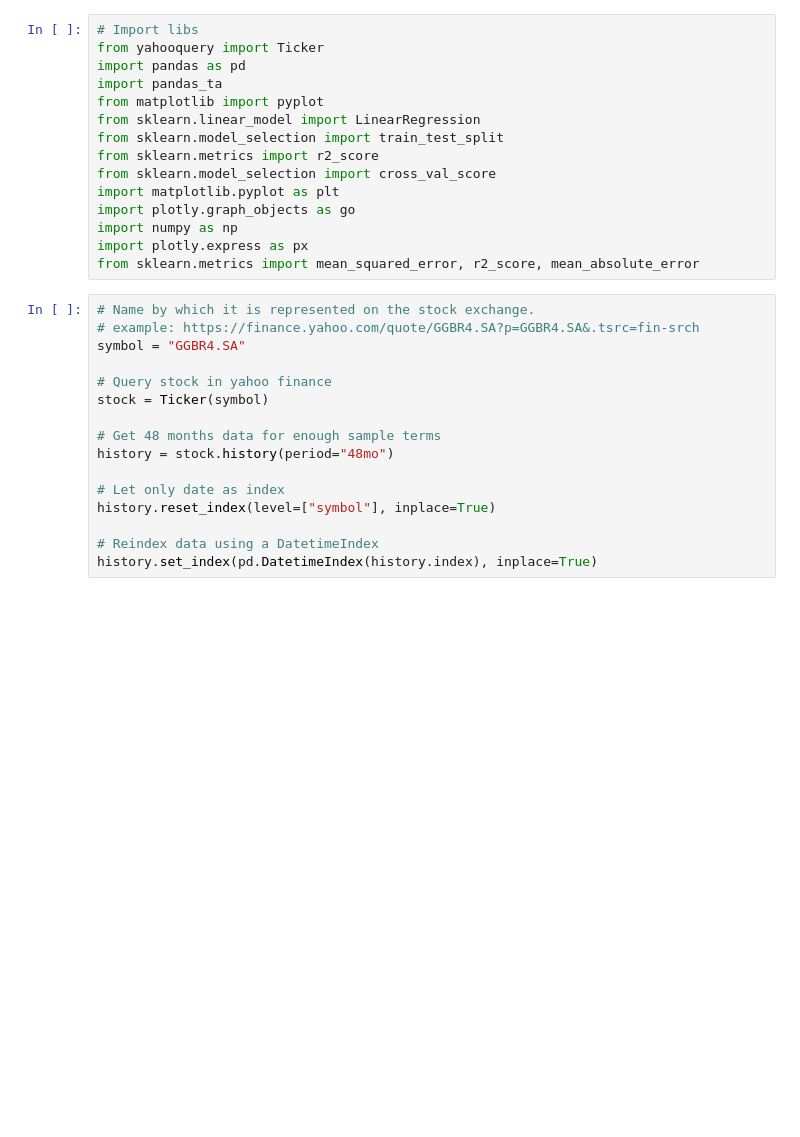
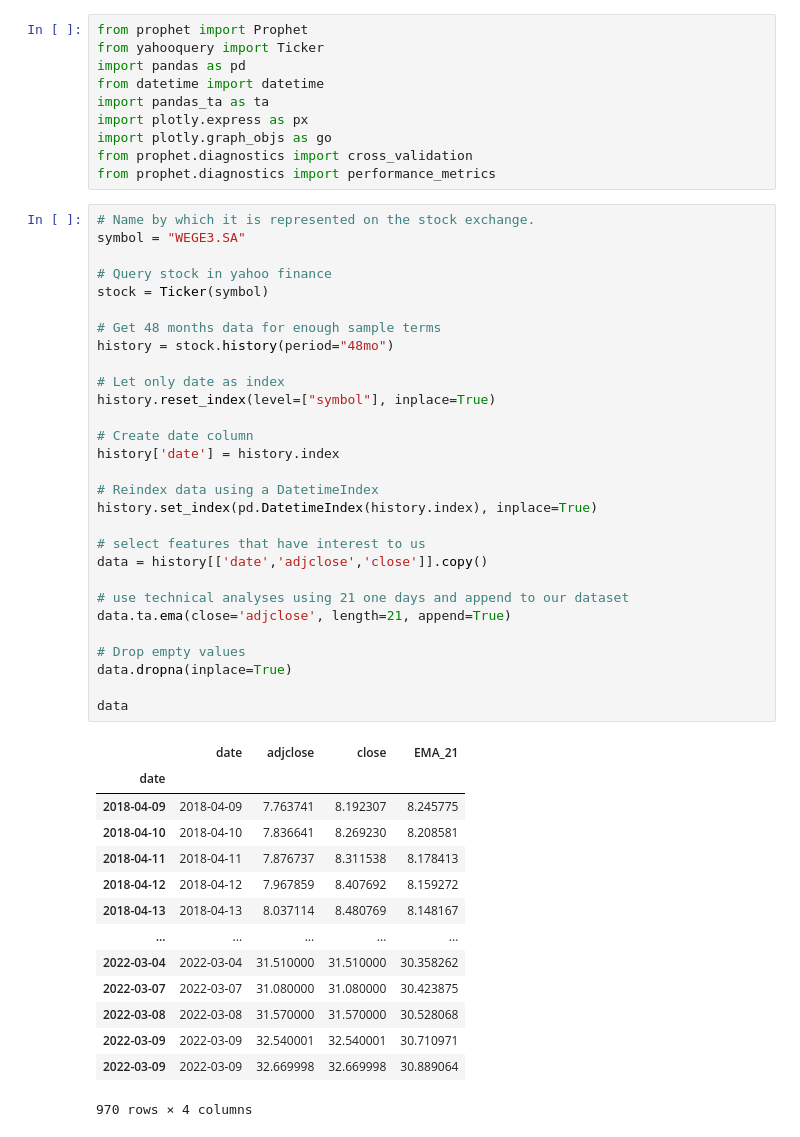
Before and after one commit to LucasDiogo96/Stock-Market-Prediction, a Jupyter notebook: Stock Market Prediction.ipynb, the cells around one changed output. Saved outputs shown, nothing was run; the diff lists cells and outputs as text; blank space fills up the shorter version.

```diff
--- a/Stock Market Prediction.ipynb
+++ b/Stock Market Prediction.ipynb
@@ -1,32 +1,55 @@
 # %%
-# Import libs
+from prophet import Prophet
 from yahooquery import Ticker
 import pandas as pd
-import pandas_ta
-from matplotlib import pyplot
-from sklearn.linear_model import LinearRegression
-from sklearn.model_selection import train_test_split
-from sklearn.metrics import r2_score
-from sklearn.model_selection import cross_val_score
-import matplotlib.pyplot as plt
-import plotly.graph_objects as go
-import numpy as np
+from datetime import datetime
+import pandas_ta as ta
 import plotly.express as px
-from sklearn.metrics import mean_squared_error, r2_score, mean_absolute_error
+import plotly.graph_objs as go
+from prophet.diagnostics import cross_validation
+from prophet.diagnostics import performance_metrics
 # %%
 # Name by which it is represented on the stock exchange.
-# example: https://finance.yahoo.com/quote/GGBR4.SA?p=GGBR4.SA&.tsrc=fin-srch
-symbol = "GGBR4.SA"
+symbol = "WEGE3.SA"
 
 # Query stock in yahoo finance
 stock = Ticker(symbol)
 
 # Get 48 months data for enough sample terms
 history = stock.history(period="48mo")
 
 # Let only date as index
 history.reset_index(level=["symbol"], inplace=True)
 
+# Create date column
+history['date'] = history.index
+
 # Reindex data using a DatetimeIndex
 history.set_index(pd.DatetimeIndex(history.index), inplace=True)
+
+# select features that have interest to us
+data = history[['date','adjclose','close']].copy()
+
+# use technical analyses using 21 one days and append to our dataset
+data.ta.ema(close='adjclose', length=21, append=True)
+
+# Drop empty values
+data.dropna(inplace=True)
+
+data
+# %% [output]
+|  | date | adjclose | close | EMA_21 |
+| date |  |  |  |  |
+| 2018-04-09 | 2018-04-09 | 7.763741 | 8.192307 | 8.245775 |
+| 2018-04-10 | 2018-04-10 | 7.836641 | 8.269230 | 8.208581 |
+| 2018-04-11 | 2018-04-11 | 7.876737 | 8.311538 | 8.178413 |
+| 2018-04-12 | 2018-04-12 | 7.967859 | 8.407692 | 8.159272 |
+| 2018-04-13 | 2018-04-13 | 8.037114 | 8.480769 | 8.148167 |
+| ... | ... | ... | ... | ... |
+| 2022-03-04 | 2022-03-04 | 31.510000 | 31.510000 | 30.358262 |
+| 2022-03-07 | 2022-03-07 | 31.080000 | 31.080000 | 30.423875 |
+| 2022-03-08 | 2022-03-08 | 31.570000 | 31.570000 | 30.528068 |
+| 2022-03-09 | 2022-03-09 | 32.540001 | 32.540001 | 30.710971 |
+| 2022-03-09 | 2022-03-09 | 32.669998 | 32.669998 | 30.889064 |
+970 rows × 4 columns
 # %%
```
Also changed, not shown: parts of 10 cells of this notebook.
